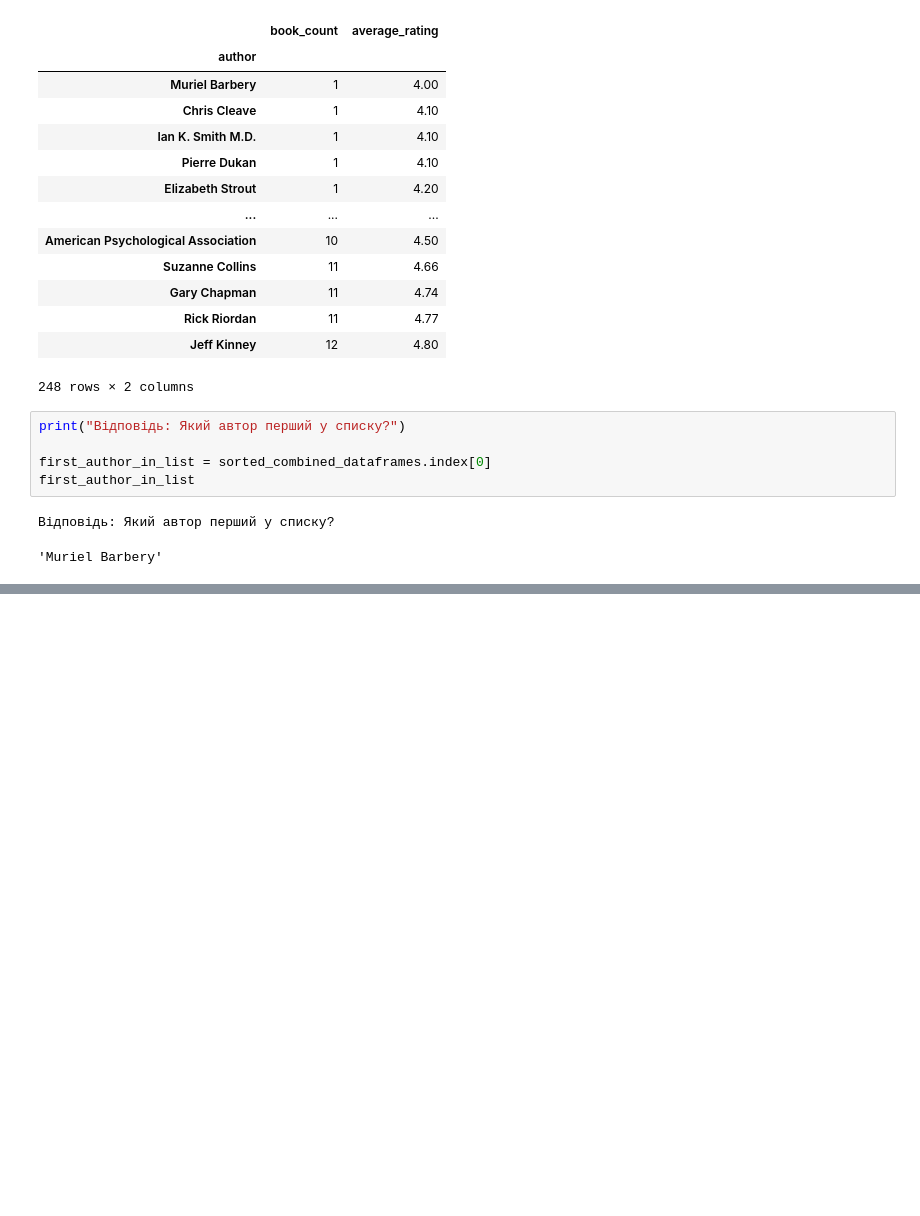
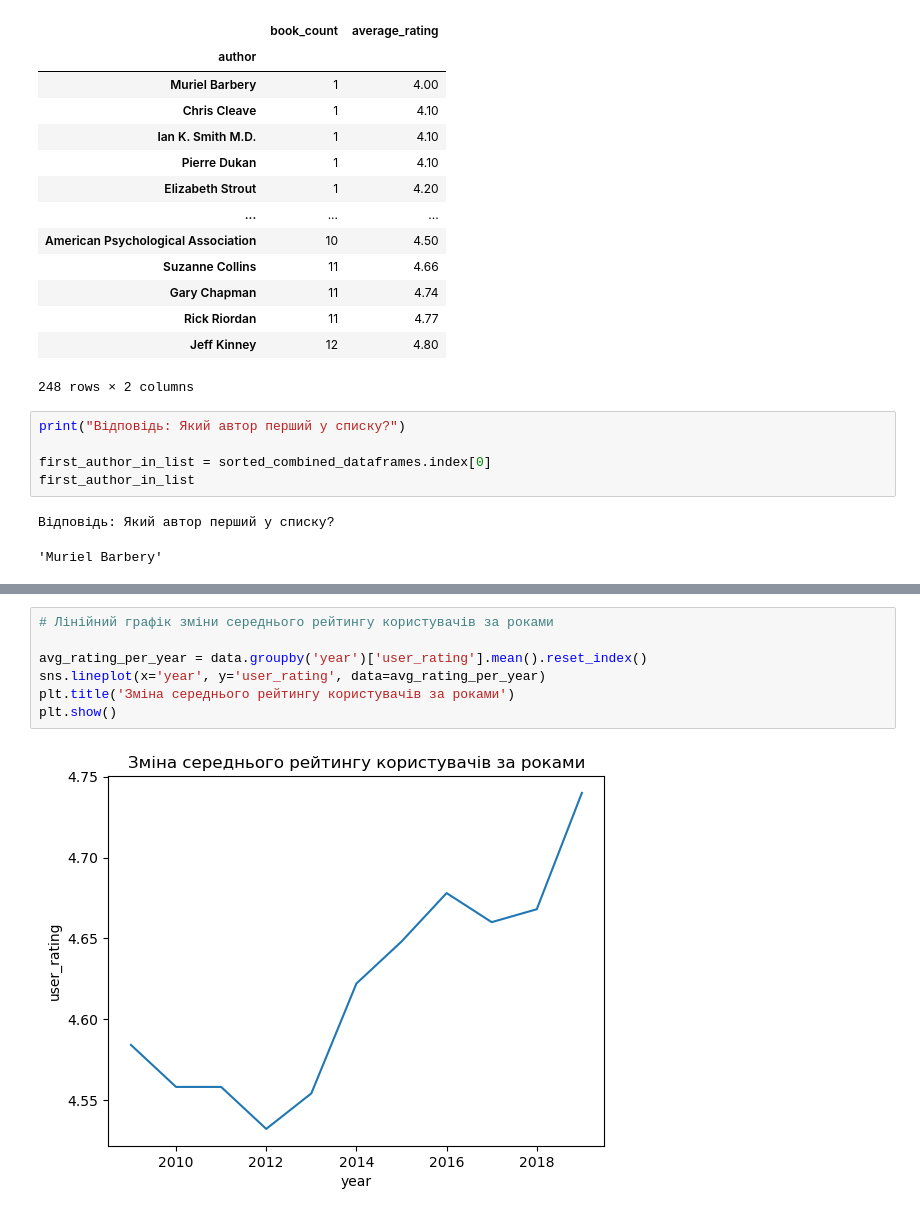
Before and after one commit to Korniev/Data-Sciense, a Jupyter notebook: hw_02/Hw_2.3.ipynb, the cells around one changed output, grey strips where cells are left out. Saved outputs shown, nothing was run; the diff lists cells and outputs as text; blank space fills up the shorter version.

```diff
--- a/hw_02/Hw_2.3.ipynb
+++ b/hw_02/Hw_2.3.ipynb
@@ -361,0 +371,9 @@ first_author_in_list
+# %%
+# Лінійний графік зміни середнього рейтингу користувачів за роками
+
+avg_rating_per_year = data.groupby('year')['user_rating'].mean().reset_index()
+sns.lineplot(x='year', y='user_rating', data=avg_rating_per_year)
+plt.title('Зміна середнього рейтингу користувачів за роками')
+plt.show()
+# %% [output]
+[figure, added]
```
Also changed, not shown: parts of 2 cells of this notebook.
